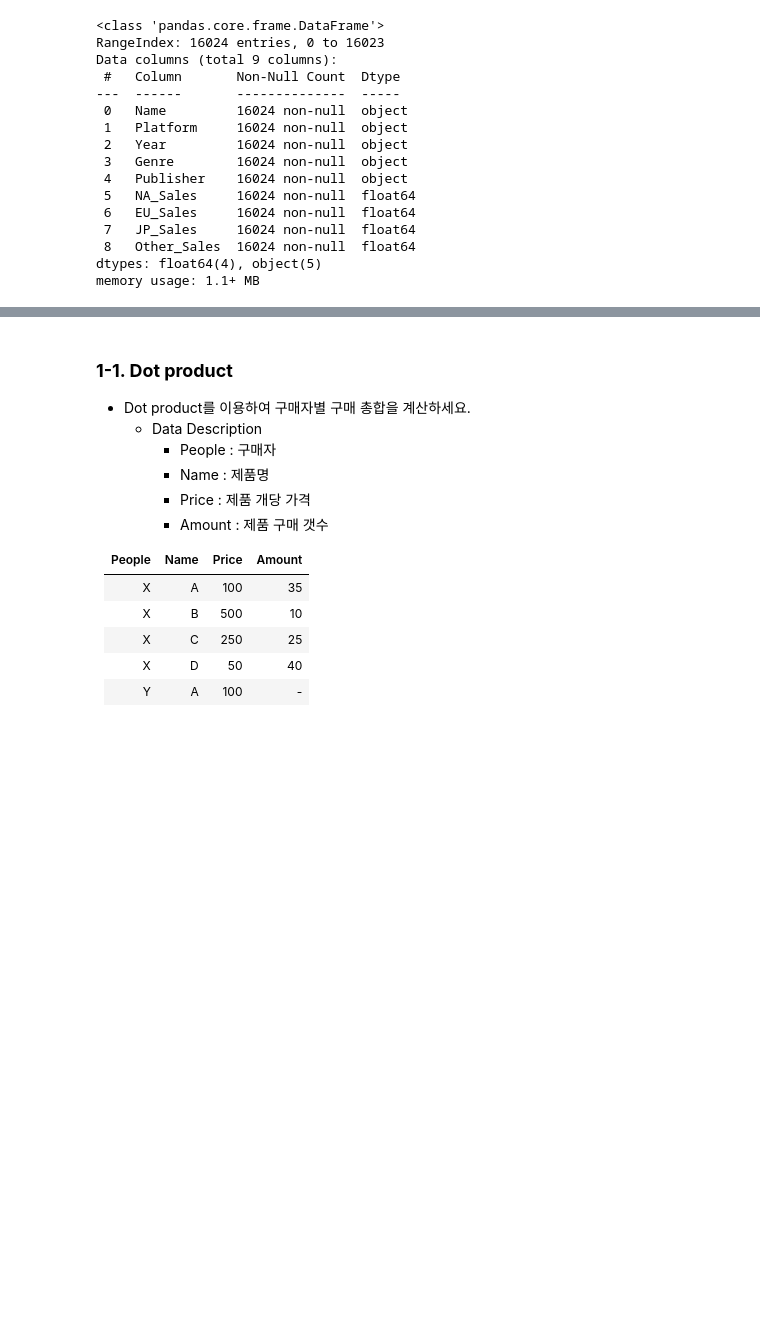
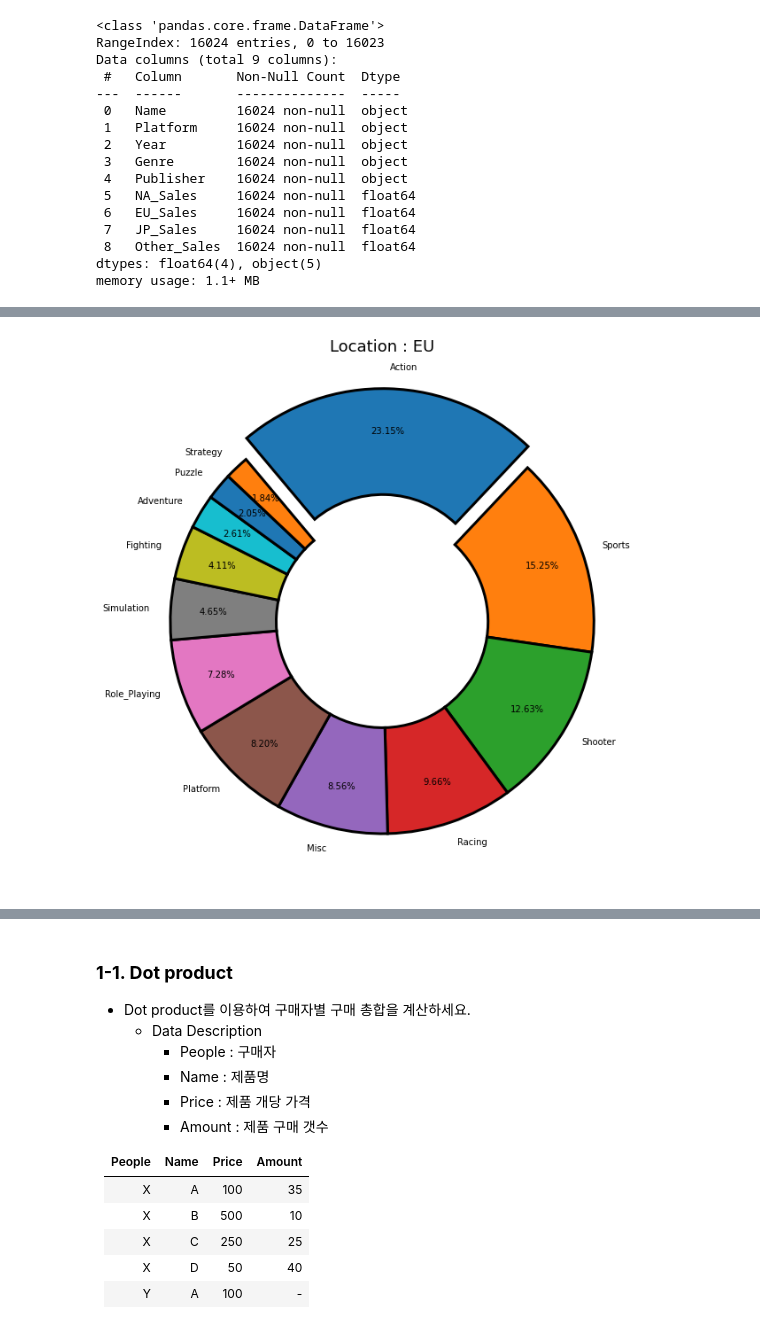
Before and after one commit to sbtmsk/project1, a Jupyter notebook: project1.ipynb, the cells around one changed output, grey strips where cells are left out. Cells and saved outputs as stored; diff of their text form; code cells hidden in the pictures; blank space fills up the shorter version.

```diff
--- a/project1.ipynb
+++ b/project1.ipynb
@@ -230,0 +327,2 @@ memory usage: 1.1+ MB
+# %%
+EU_ratio = DF.groupby('Genre')['EU_Sales'].sum().sort_values(ascending=False)
@@ -230,0 +346,28 @@ memory usage: 1.1+ MB
+# %%
+Action = EU_ratio.iloc[0]
+Sports = EU_ratio.iloc[1]
+Shooter = EU_ratio.iloc[2]
+Racing = EU_ratio.iloc[3]
+Misc = EU_ratio.iloc[4]
+Platform = EU_ratio.iloc[5]
+Role_Playing = EU_ratio.iloc[6]
+Simulation = EU_ratio.iloc[7]
+Fighting = EU_ratio.iloc[8]
+Adventure = EU_ratio.iloc[9]
+Puzzle = EU_ratio.iloc[10]
+Strategy = EU_ratio.iloc[11]
+
+ratio = [Action,Sports,Shooter,Racing,Misc,Platform,Role_Playing,
+         Simulation,Fighting,Adventure,Puzzle,Strategy]
+labels = ['Action','Sports','Shooter','Racing','Misc','Platform','Role_Playing',
+         'Simulation','Fighting','Adventure','Puzzle','Strategy']
+
+exp = [0.1,0,0,0,0,0,0,0,0,0,0,0]
+w = {"edgecolor": "black", "linewidth":3, "width":0.5}
+plt.figure(figsize=(11, 11))
+plt.pie(ratio, labels = labels, startangle=130,pctdistance=0.8,counterclock = False, explode=exp, autopct='%.2f%%',wedgeprops=w)
+plt.title("Location : EU", fontsize=18)
+
+plt.show()
+# %% [output]
+[figure, added]
```
Also changed, not shown: parts of 19 cells of this notebook.
